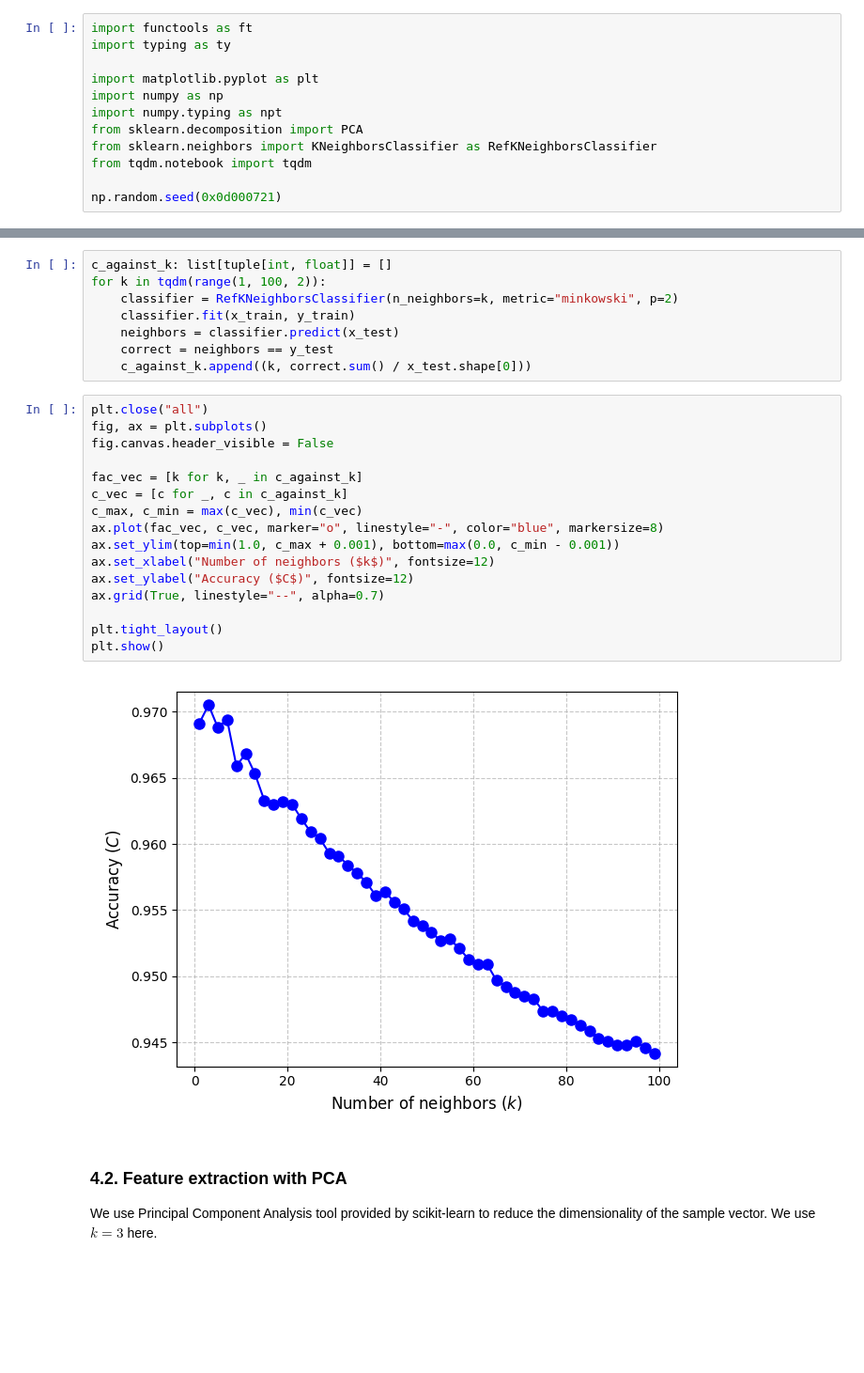
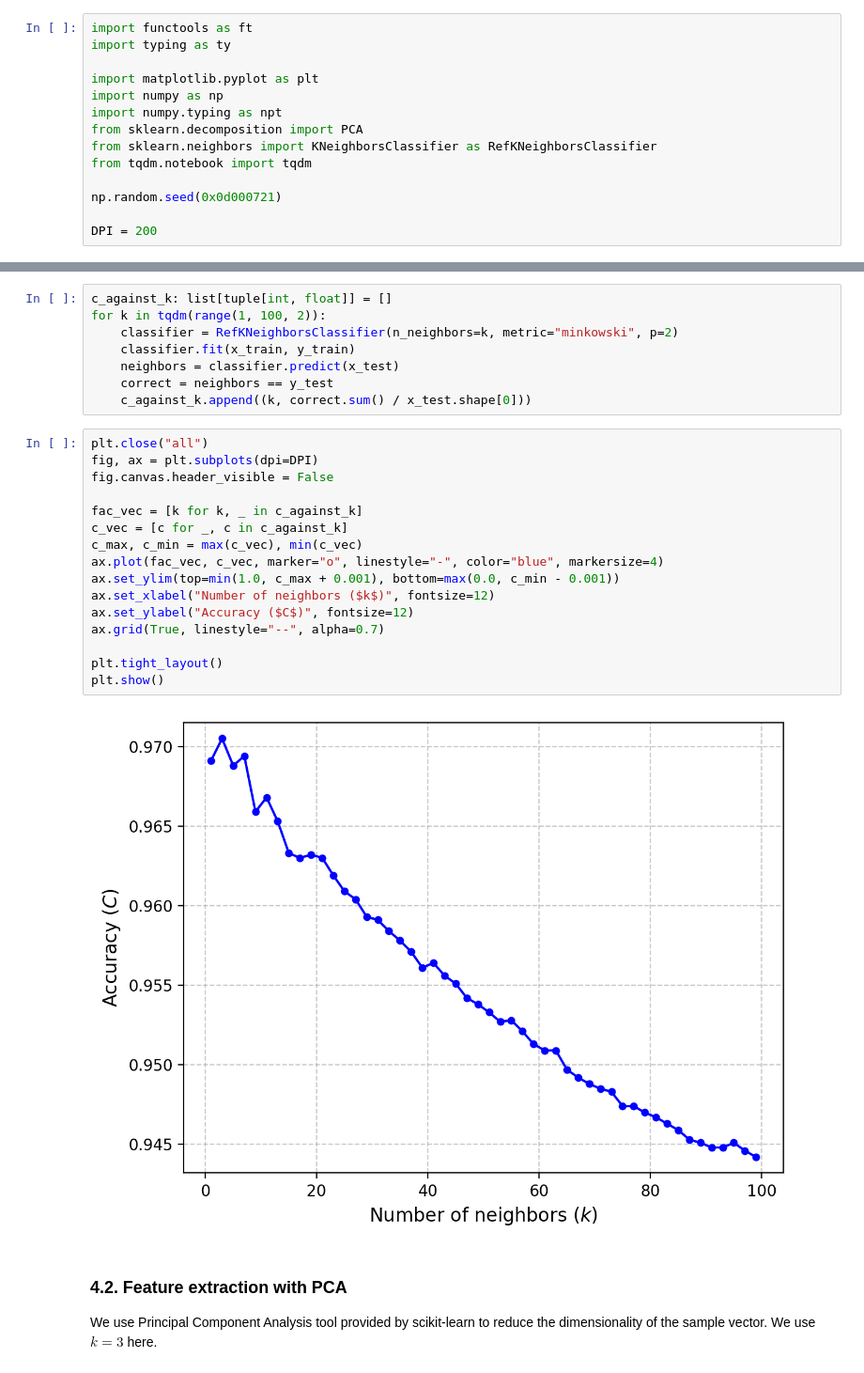
Before and after one commit to CSharperMantle/hdu2025_deep_learning, a Jupyter notebook: 1-knn/1-knn.ipynb, the cells around one changed output, grey strips where cells are left out. Shown at 94% size. Saved outputs shown, nothing was run; the diff lists cells and outputs as text; blank space fills up the shorter version.

```diff
--- a/1-knn/1-knn.ipynb
+++ b/1-knn/1-knn.ipynb
@@ -14,6 +12,8 @@ from sklearn.neighbors import KNeighborsClassifier as RefKNeighborsClassifier
 from tqdm.notebook import tqdm
 
 np.random.seed(0x0d000721)
+
+DPI = 200
 # %% [markdown]
 ## 1. Algorithm
 
@@ -110,22 +110,22 @@ for k in tqdm(range(1, 100, 2)):
     c_against_k.append((k, correct.sum() / x_test.shape[0]))
 # %%
 plt.close("all")
-fig, ax = plt.subplots()
+fig, ax = plt.subplots(dpi=DPI)
 fig.canvas.header_visible = False
 
 fac_vec = [k for k, _ in c_against_k]
 c_vec = [c for _, c in c_against_k]
 c_max, c_min = max(c_vec), min(c_vec)
-ax.plot(fac_vec, c_vec, marker="o", linestyle="-", color="blue", markersize=8)
+ax.plot(fac_vec, c_vec, marker="o", linestyle="-", color="blue", markersize=4)
 ax.set_ylim(top=min(1.0, c_max + 0.001), bottom=max(0.0, c_min - 0.001))
 ax.set_xlabel("Number of neighbors ($k$)", fontsize=12)
 ax.set_ylabel("Accuracy ($C$)", fontsize=12)
 ax.grid(True, linestyle="--", alpha=0.7)
 
 plt.tight_layout()
 plt.show()
 # %% [output]
-[figure, old version]
+[figure, new version]
 # %% [markdown]
 ### 4.2. Feature extraction with PCA
 
```
Also changed, not shown: parts of 5 cells of this notebook.
